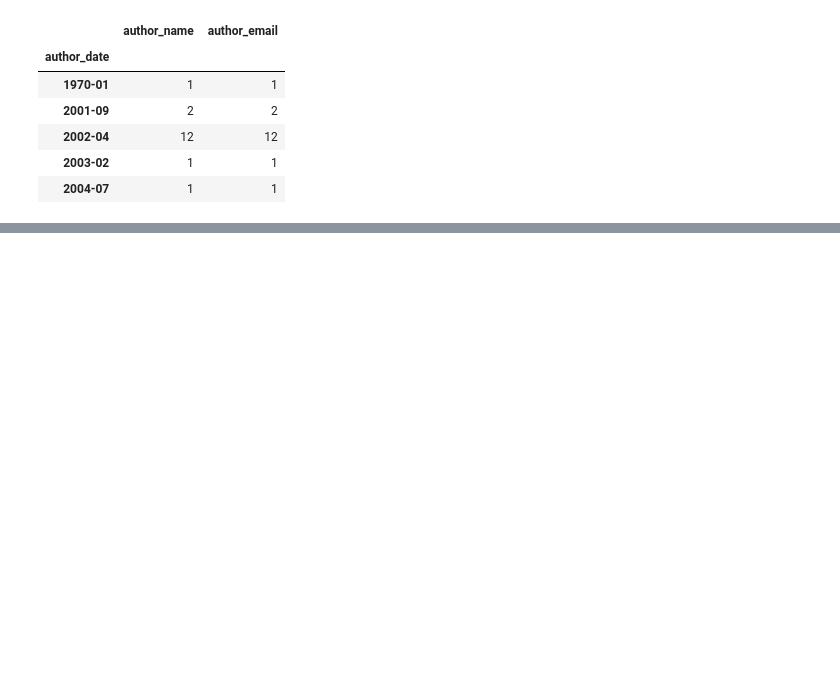
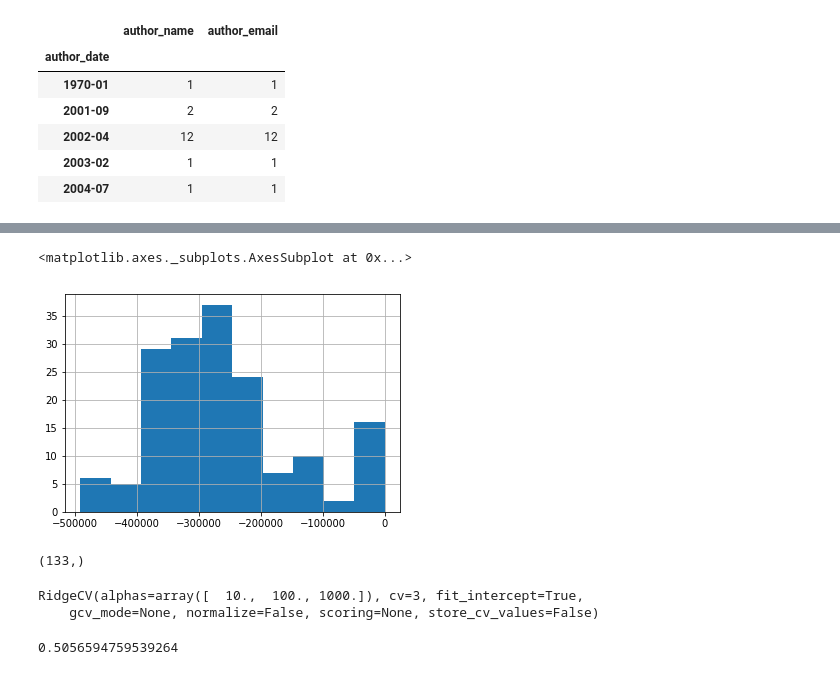
Before and after one commit to tbonza/EDS19, a Jupyter notebook: project/prototype.ipynb, the cells around one changed output, grey strips where cells are left out. Drawn from its saved outputs; the diff is of its cells as text; code cells hidden in the pictures; blank space fills up the shorter version.

```diff
--- a/project/prototype.ipynb
+++ b/project/prototype.ipynb
@@ -197,0 +247,2 @@ authct.head()
+# %%
+data_dropoutliers = data[data.costfunc > -500000]
@@ -197,0 +269,5 @@ authct.head()
+# %%
+data_dropoutliers.costfunc.hist()
+# %% [output]
+<matplotlib.axes._subplots.AxesSubplot at 0x...>
+[figure, added]
@@ -197,0 +279,4 @@ authct.head()
+# %%
+X_train.shape
+# %% [output]
+(133,)
@@ -197,0 +293,9 @@ authct.head()
+# %%
+reg01.fit(X_train, y_train)
+# %% [output]
+RidgeCV(alphas=array([  10.,  100., 1000.]), cv=3, fit_intercept=True,
+    gcv_mode=None, normalize=False, scoring=None, store_cv_values=False)
+# %%
+reg01.score(X_test, y_test)
+# %% [output]
+0.5056594759539264
```
Also changed, not shown: parts of 33 cells of this notebook.
